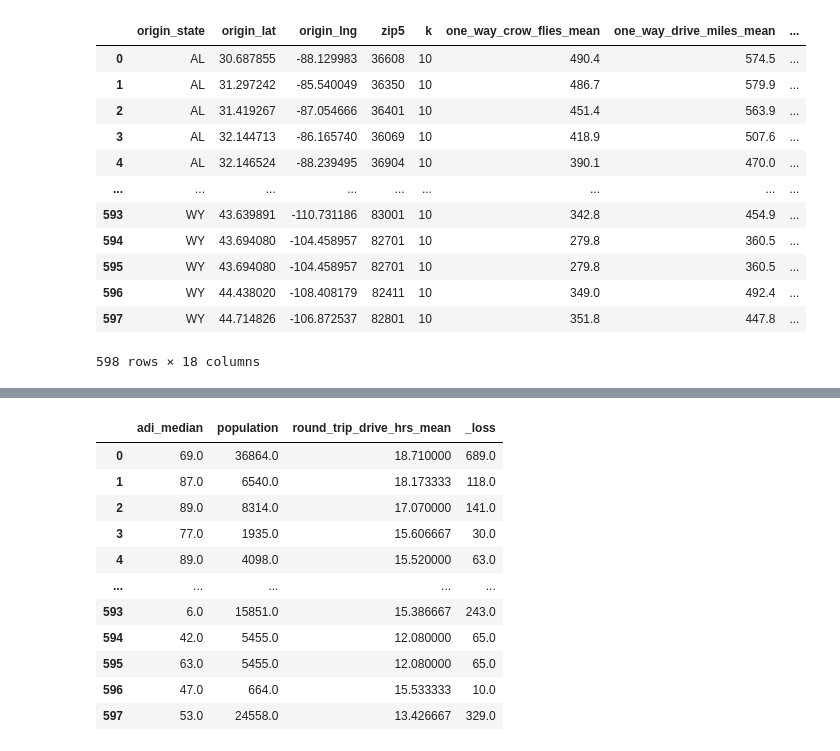
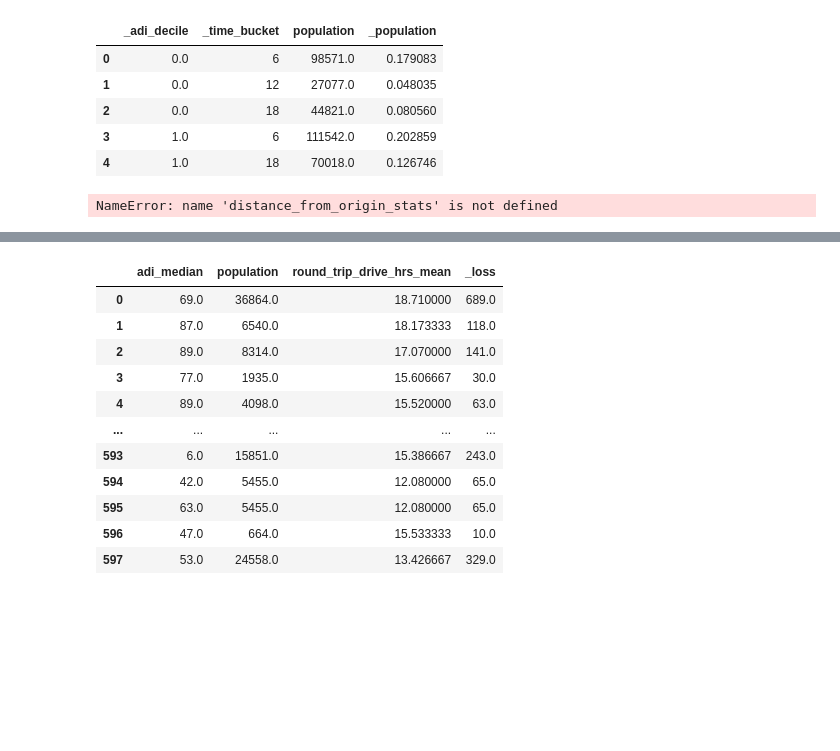
Before and after one commit to openhealthdataorg/post-roe, a Jupyter notebook: notebooks/_workbench.ipynb, the cells around one changed output, grey strips where cells are left out. Cells and saved outputs as stored; diff of their text form; code cells hidden in the pictures; blank space fills up the shorter version.

```diff
--- a/notebooks/_workbench.ipynb
+++ b/notebooks/_workbench.ipynb
@@ -49,0 +52,12 @@ closest_clinics
+# %%
+dfg = df.groupby(['_adi_decile','_time_bucket']).agg(population=("population","sum")).reset_index()
+scaler = MinMaxScaler()
+dfg[['_population']] = scaler.fit_transform(dfg[['population']])
+dfg.head()
+# %% [output]
+|  | _adi_decile | _time_bucket | population | _population |
+| 0 | 0.0 | 6 | 98571.0 | 0.179083 |
+| 1 | 0.0 | 12 | 27077.0 | 0.048035 |
+| 2 | 0.0 | 18 | 44821.0 | 0.080560 |
+| 3 | 1.0 | 6 | 111542.0 | 0.202859 |
+| 4 | 1.0 | 18 | 70018.0 | 0.126746 |
@@ -50,26 +74,17 @@ closest_clinics
 # %%
-closest_clinics = closest_clinics
-closest_clinics['_roundtrip_hours'] = closest_clinics['drive_duration'].apply(lambda x: x*2/60)
+from post_roe.query import TinyQuery as tq
+from post_roe.google_helpers import load_cache
 
+adi = tq.adi_with_status_query()
+closest_clinics = load_cache()
 distance_from_origin_stats = closest_clinics.groupby(['origin_state','origin_lat','origin_lng','zip5']).agg(
-            k=("origin_lat","count"),
-            one_way_crow_flies_mean=("geodesic_miles","mean"),
-            one_way_drive_miles_mean=("drive_miles","mean"),
-            round_trip_drive_hrs_mean=("_roundtrip_hours","mean")
-        ).reset_index()
-distance_from_origin_stats = distance_from_origin_stats.merge(bq.census_zip5_query(), how='left')
-distance_from_origin_stats
+        k=("origin_lat","count"),
+        geodesic_mean=("geodesic_miles","mean"),
+        drive_miles_mean=("drive_miles","mean"),
+        round_trip_hrs_mean=("_roundtrip_hours","mean")
+    ).reset_index()
+distance_from_origin_stats = distance_from_origin_stats.merge(adi[['zip5','_adi_decile','population']], how='left')
+df = distance_from_origin_stats[['origin_state','zip5','round_trip_hrs_mean','_adi_decile','population']].reset_index(drop=True)
+df.to_feather("cache.feather")
 # %% [output]
-|  | origin_state | origin_lat | origin_lng | zip5 | k | one_way_crow_flies_mean | one_way_drive_miles_mean | ... |
-| 0 | AL | 30.687855 | -88.129983 | 36608 | 10 | 490.4 | 574.5 | ... |
-| 1 | AL | 31.297242 | -85.540049 | 36350 | 10 | 486.7 | 579.9 | ... |
-| 2 | AL | 31.419267 | -87.054666 | 36401 | 10 | 451.4 | 563.9 | ... |
-| 3 | AL | 32.144713 | -86.165740 | 36069 | 10 | 418.9 | 507.6 | ... |
-| 4 | AL | 32.146524 | -88.239495 | 36904 | 10 | 390.1 | 470.0 | ... |
-| ... | ... | ... | ... | ... | ... | ... | ... | ... |
-| 593 | WY | 43.639891 | -110.731186 | 83001 | 10 | 342.8 | 454.9 | ... |
-| 594 | WY | 43.694080 | -104.458957 | 82701 | 10 | 279.8 | 360.5 | ... |
-| 595 | WY | 43.694080 | -104.458957 | 82701 | 10 | 279.8 | 360.5 | ... |
-| 596 | WY | 44.438020 | -108.408179 | 82411 | 10 | 349.0 | 492.4 | ... |
-| 597 | WY | 44.714826 | -106.872537 | 82801 | 10 | 351.8 | 447.8 | ... |
-598 rows × 18 columns
+NameError: name 'distance_from_origin_stats' is not defined
```
Also changed, not shown: parts of 8 cells of this notebook, 10 other files.
